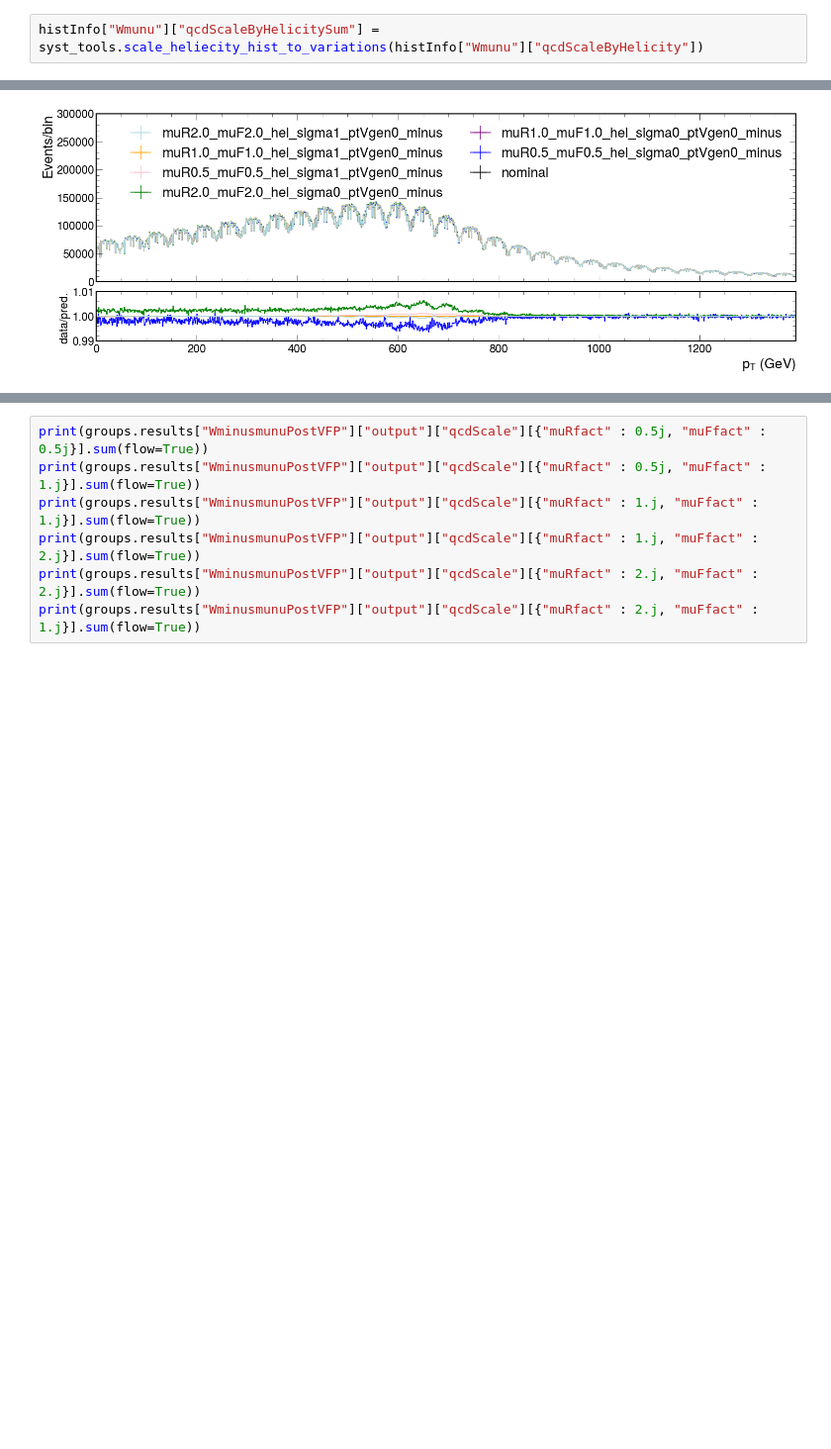
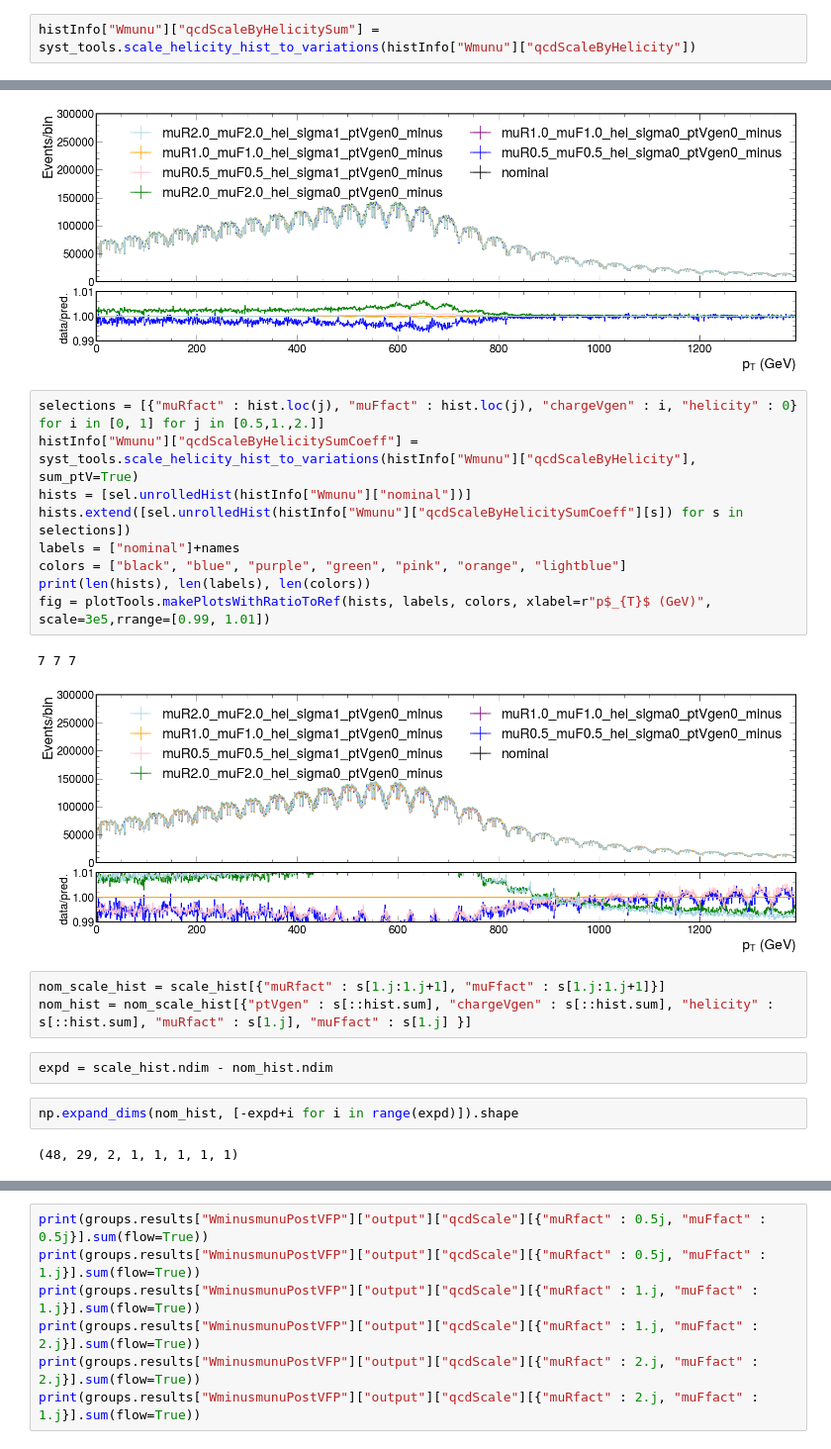
Before and after one commit to bendavid/WRemnants, a Jupyter notebook: notebooks/systsScratch.ipynb, the cells around one changed output, grey strips where cells are left out. Shown at 99% size. Drawn from its saved outputs; the diff is of its cells as text; blank space fills up the shorter version.

```diff
--- a/notebooks/systsScratch.ipynb
+++ b/notebooks/systsScratch.ipynb
@@ -72,7 +70,7 @@ histInfo = groups.datagroupsForHist("nominal", selectSignal=True, label="nominal
 # %%
 histInfo = groups.datagroupsForHist("qcdScaleByHelicity", selectSignal=True, label="qcdScaleByHelicity", procsToRead=["Wmunu"], forceNonzero=False)
 # %%
-histInfo["Wmunu"]["qcdScaleByHelicitySum"] = syst_tools.scale_heliecity_hist_to_variations(histInfo["Wmunu"]["qcdScaleByHelicity"])
+histInfo["Wmunu"]["qcdScaleByHelicitySum"] = syst_tools.scale_helicity_hist_to_variations(histInfo["Wmunu"]["qcdScaleByHelicity"])
 # %%
 s = hist.tag.Slicer()
 hVarNom = histInfo["Wmunu"]["qcdScaleByHelicity"][{"ptVgen" : s[::hist.sum], "chargeVgen" : s[::hist.sum], "helicity" : s[::hist.sum], "muRfact" : s[1.j], "muFfact" : s[1.j] }]
@@ -99,6 +90,27 @@ len(hists)
 fig = plotTools.makePlotsWithRatioToRef(hists, labels, colors, xlabel=r"p$_{T}$ (GeV)", scale=3e5,rrange=[0.99, 1.01])
 # %% [output]
 [figure]
+# %%
+selections = [{"muRfact" : hist.loc(j), "muFfact" : hist.loc(j), "chargeVgen" : i, "helicity" : 0} for i in [0, 1] for j in [0.5,1.,2.]]
+histInfo["Wmunu"]["qcdScaleByHelicitySumCoeff"] = syst_tools.scale_helicity_hist_to_variations(histInfo["Wmunu"]["qcdScaleByHelicity"], sum_ptV=True)
+hists = [sel.unrolledHist(histInfo["Wmunu"]["nominal"])]
+hists.extend([sel.unrolledHist(histInfo["Wmunu"]["qcdScaleByHelicitySumCoeff"][s]) for s in selections])
+labels = ["nominal"]+names
+colors = ["black", "blue", "purple", "green", "pink", "orange", "lightblue"]
+print(len(hists), len(labels), len(colors))
+fig = plotTools.makePlotsWithRatioToRef(hists, labels, colors, xlabel=r"p$_{T}$ (GeV)", scale=3e5,rrange=[0.99, 1.01])
+# %% [output]
+7 7 7
+[figure, added]
+# %%
+nom_scale_hist = scale_hist[{"muRfact" : s[1.j:1.j+1], "muFfact" : s[1.j:1.j+1]}]
+nom_hist = nom_scale_hist[{"ptVgen" : s[::hist.sum], "chargeVgen" : s[::hist.sum], "helicity" : s[::hist.sum], "muRfact" : s[1.j], "muFfact" : s[1.j] }]
+# %%
+expd = scale_hist.ndim - nom_hist.ndim
+# %%
+np.expand_dims(nom_hist, [-expd+i for i in range(expd)]).shape
+# %% [output]
+(48, 29, 2, 1, 1, 1, 1, 1)
 # %%
 histInfo["Wmunu"]["nominal"].project("pt").plot()
 histInfo["Wmunu"]["qcdScaleByHelicity"][{"muRfact" : 1.j, "muFfact" : 1.j}].project("pt").plot()
```
Also changed, not shown: parts of 6 cells of this notebook, 6 other files.
